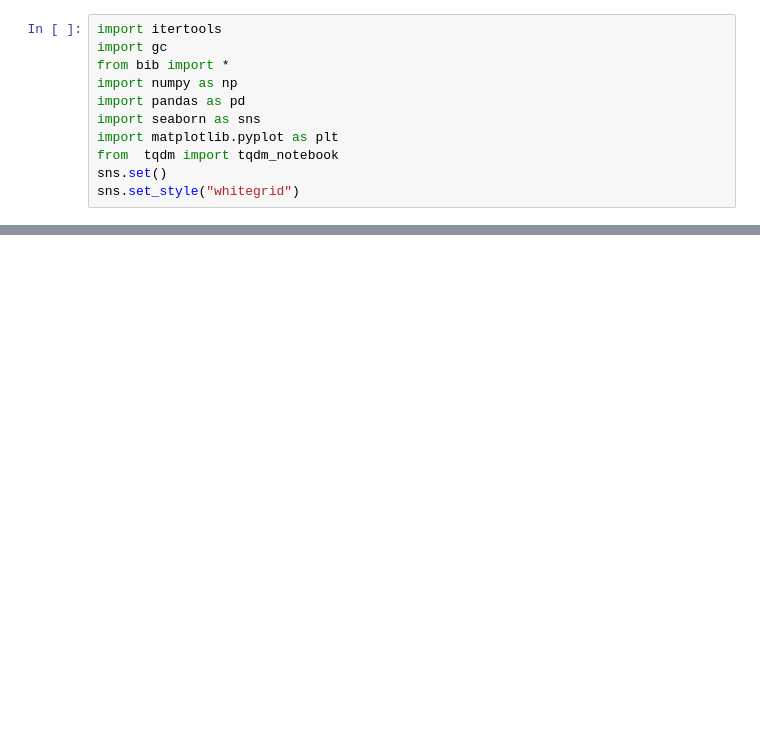
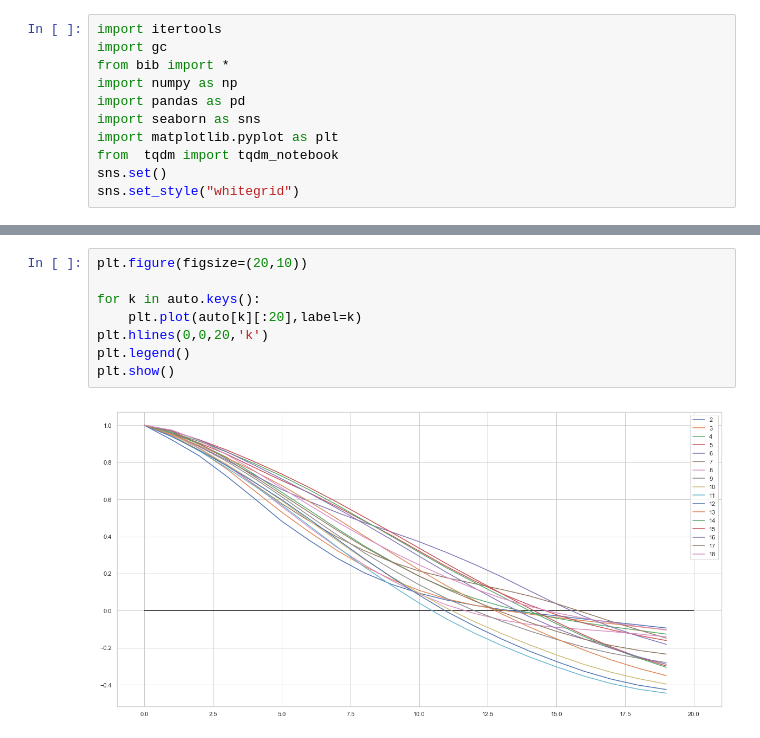
Before and after one commit to boussoffara/ocean-depth, a Jupyter notebook: notebooks/EDA.ipynb, the cells around one changed output, grey strips where cells are left out. Cells and saved outputs as stored; diff of their text form; blank space fills up the shorter version.

```diff
--- a/notebooks/EDA.ipynb
+++ b/notebooks/EDA.ipynb
@@ -57,0 +167,10 @@ plt.show()
+# %%
+plt.figure(figsize=(20,10))
+
+for k in auto.keys():
+    plt.plot(auto[k][:20],label=k)
+plt.hlines(0,0,20,'k')
+plt.legend()
+plt.show()
+# %% [output]
+[figure, added]
```
Also changed, not shown: parts of 17 cells of this notebook, 9 other files.
